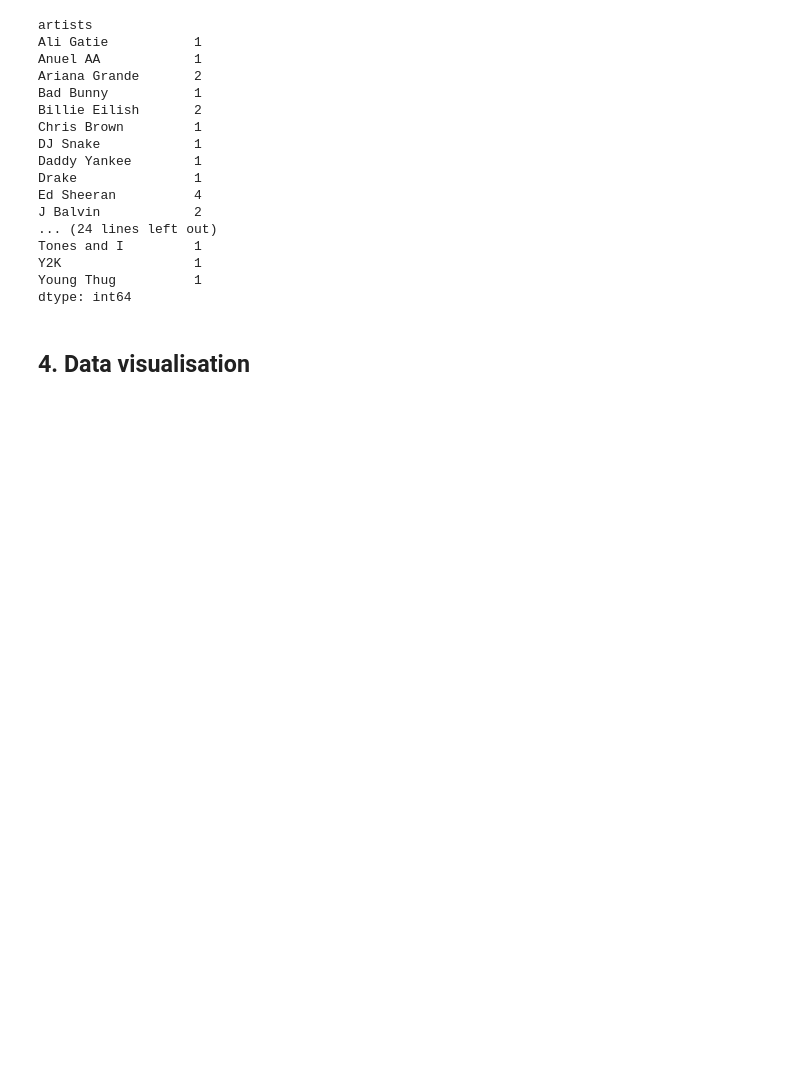
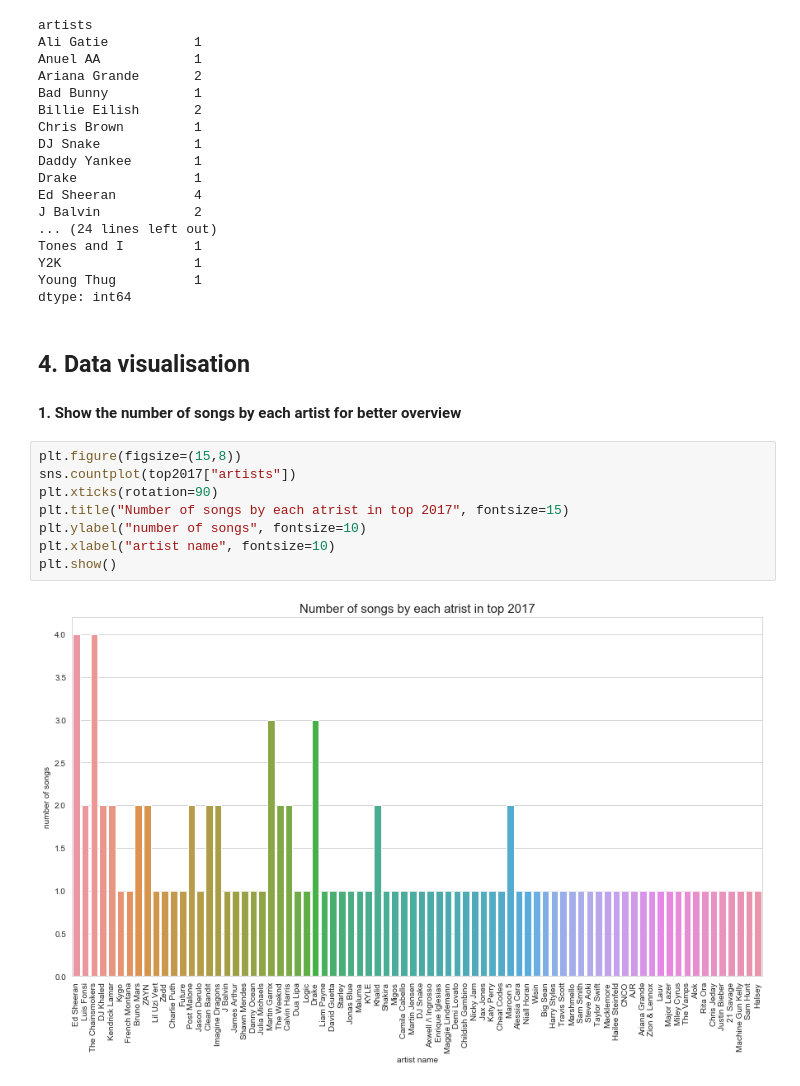
Before and after one commit to fneitzel/DataAnalysisOnMusicPreferences, a Jupyter notebook: exploration/Analysis_of_top_songs_artists.ipynb, the cells around one changed output. Cells and saved outputs as stored; diff of their text form; blank space fills up the shorter version.

Commit message:
first plots and grouping of most top songs artists

```diff
--- a/exploration/Analysis_of_top_songs_artists.ipynb
+++ b/exploration/Analysis_of_top_songs_artists.ipynb
@@ -264,5 +260,16 @@ Tones and I         1
 Y2K                 1
 Young Thug          1
 dtype: int64
-# %% [markdown]
-## 4. Data visualisation
+# %% [markdown]
+## 4. Data visualisation
+#### 1. Show the number of songs by each artist for better overview
+# %%
+plt.figure(figsize=(15,8))
+sns.countplot(top2017["artists"])
+plt.xticks(rotation=90)
+plt.title("Number of songs by each atrist in top 2017", fontsize=15)
+plt.ylabel("number of songs", fontsize=10)
+plt.xlabel("artist name", fontsize=10)
+plt.show()
+# %% [output]
+[figure, added]
```
Also changed, not shown: parts of 34 cells of this notebook.
